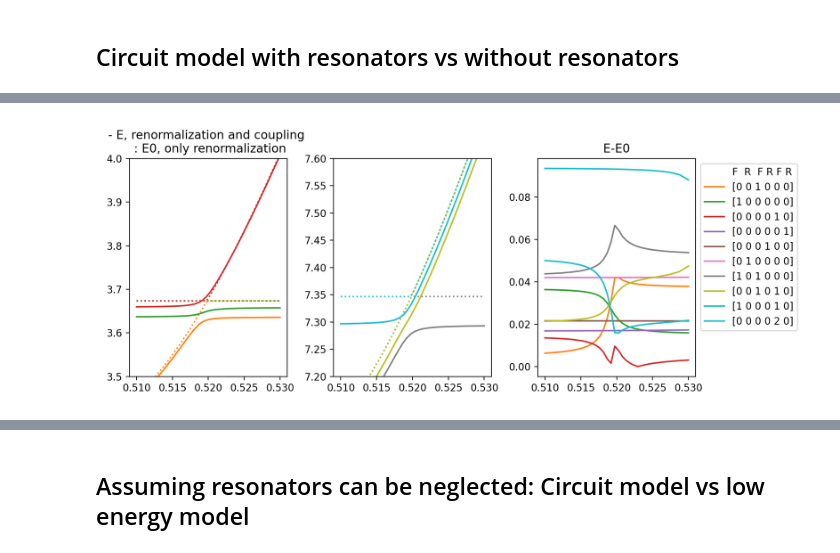
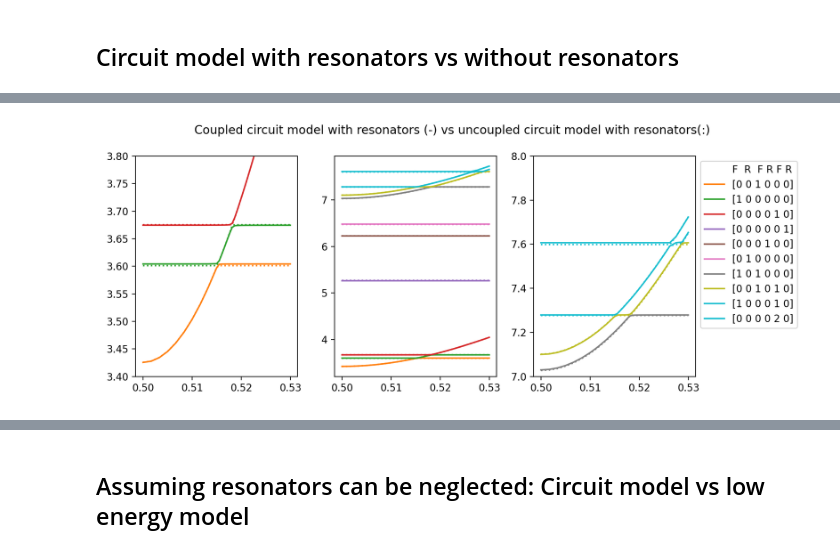
Before and after one commit to GabrielJauma/tunable-capacitive-coupling-flux-qubits, a Jupyter notebook: KIT/Experiments/qubit_C_qubit_C_qubit - coupling analysis.ipynb, the cells around one changed output, grey strips where cells are left out. Drawn from its saved outputs; the diff is of its cells as text; code cells hidden in the pictures.

```diff
--- a/KIT/Experiments/qubit_C_qubit_C_qubit - coupling analysis.ipynb
+++ b/KIT/Experiments/qubit_C_qubit_C_qubit - coupling analysis.ipynb
@@ -30,10 +30,18 @@ opt_dir_low_ene = 'C:/Users/gabri/PycharmProjects/tunable-capacitive-coupling-fl
 # %% [markdown]
 # Study of the effective coupling beteewn qubits 1 and 3, mediated by qubit 2
 # %%
-CR_1, CF_1, LF_1, LR_1, EJ_1, Δ_1, ω_r_1 = sq_ext.get_experimental_parameters('qubit_1')
-CR_2, CF_2, LF_2, LR_2, EJ_2, Δ_2, ω_r_2 = sq_ext.get_experimental_parameters('qubit_2')
-CR_3, CF_3, LF_3, LR_3, EJ_3, Δ_3, ω_r_3 = sq_ext.get_experimental_parameters('qubit_3')
+CR_1, CF_1, LF_1, LR_1, EJ_1, Δ_1, _ = sq_ext.get_experimental_parameters('qubit_1')
+CR_2, CF_2, LF_2, LR_2, EJ_2, Δ_2, _ = sq_ext.get_experimental_parameters('qubit_2')
+CR_3, CF_3, LF_3, LR_3, EJ_3, Δ_3, _ = sq_ext.get_experimental_parameters('qubit_3')
 Δs = [Δ_1, Δ_2, Δ_3]
+# %%
+CF_1, LF_1, EJ_1, _, _      = np.load(opt_dir +  '/qubit_1' + '.npz')['parameters_opt']
+C_int_11, CR_1, LR_1, _, _  = np.load(opt_dir +  '/resonator_1' + '.npz')['parameters_opt']
+CF_2, LF_2, EJ_2, _, _      = np.load(opt_dir +  '/qubit_2' + '.npz')['parameters_opt']
+CR_2, LR_2, Δ_2, _, _       = np.load(opt_dir +  '/resonator_2' + '.npz')['parameters_opt']
+CF_3, LF_3, EJ_3, _, _      = np.load(opt_dir +  '/qubit_3' + '.npz')['parameters_opt']
+C_int_33, CR_3, LR_3, _, _  = np.load(opt_dir +  '/resonator_3' + '.npz')['parameters_opt']
+C_int_12, _, _, _           = np.load(opt_dir +  '/qubit_1_qubit_2' + '.npz')['parameters_opt']
 # %%
 φ_ext_1 = 0.5
 φ_ext_2 = 0.5
@@ -114,30 +137,30 @@ for i, φ_ext_2 in enumerate(φ_ext_2_values):
 # %%
 fig, (ax1, ax2, ax3) = plt.subplots(ncols=3, figsize = [10,4], dpi=200)
 
 colors = figs.generate_colors_from_colormap(n_eig+3, 'tab10')
 
 ax3.plot([], label='F  R  F R F R', color='white')
 for i, color in enumerate(colors):
     if i ==0:
         continue
     for ax in [ax1, ax2, ax3]:
-        if ax != ax3:
-            ax.plot(φ_ext_2_values, E_circuits_full[:,i], color=color)
-            ax.plot(φ_ext_2_values, E0_circuits_full[:,i], ':', color=color)
-        else:
-            ax.plot(φ_ext_2_values, np.abs(E_circuits_full[:,i]-E0_circuits_full[:,i]), color=color, label=N_circuits_full[0,i])
-
-ax1.set_title('- E, renormalization and coupling \n : E0, only renormalization')
-ax3.set_title(' E-E0 ')
+        ax.plot(φ_ext_2_values, E_circuits_full_A[:,i], color=color, label=N_circuits_full_A[0,i])
+        ax.plot(φ_ext_2_values, E0_circuits_full_A[:,i], ':', color=color)
 
 ax3.legend(loc='upper left', bbox_to_anchor=(1, 1))
-ax1.set_ylim([3.5,4])
-ax2.set_ylim([7.2,7.6])
+ax1.set_ylim([3.4,3.8])
+ax3.set_ylim([7,8])
+
+
+fig.suptitle('Coupled circuit model with resonators (-) vs uncoupled circuit model with resonators(:)')
+figs.export('Full model coupled vs uncoupled.pdf', fig)
+#
+# ax2.set_ylim([7.2,7.6])
 #ax.set_ylabel(r'$')
 #ax.set_xlabel(r'$')
 #ax.set_title(r'$')
 fig.tight_layout()
 fig.show()
 plt.close('all')
 # %% [output]
-[figure, old version]
+[figure, new version]
```
Also changed, not shown: parts of 11 cells of this notebook, 5 other files.
